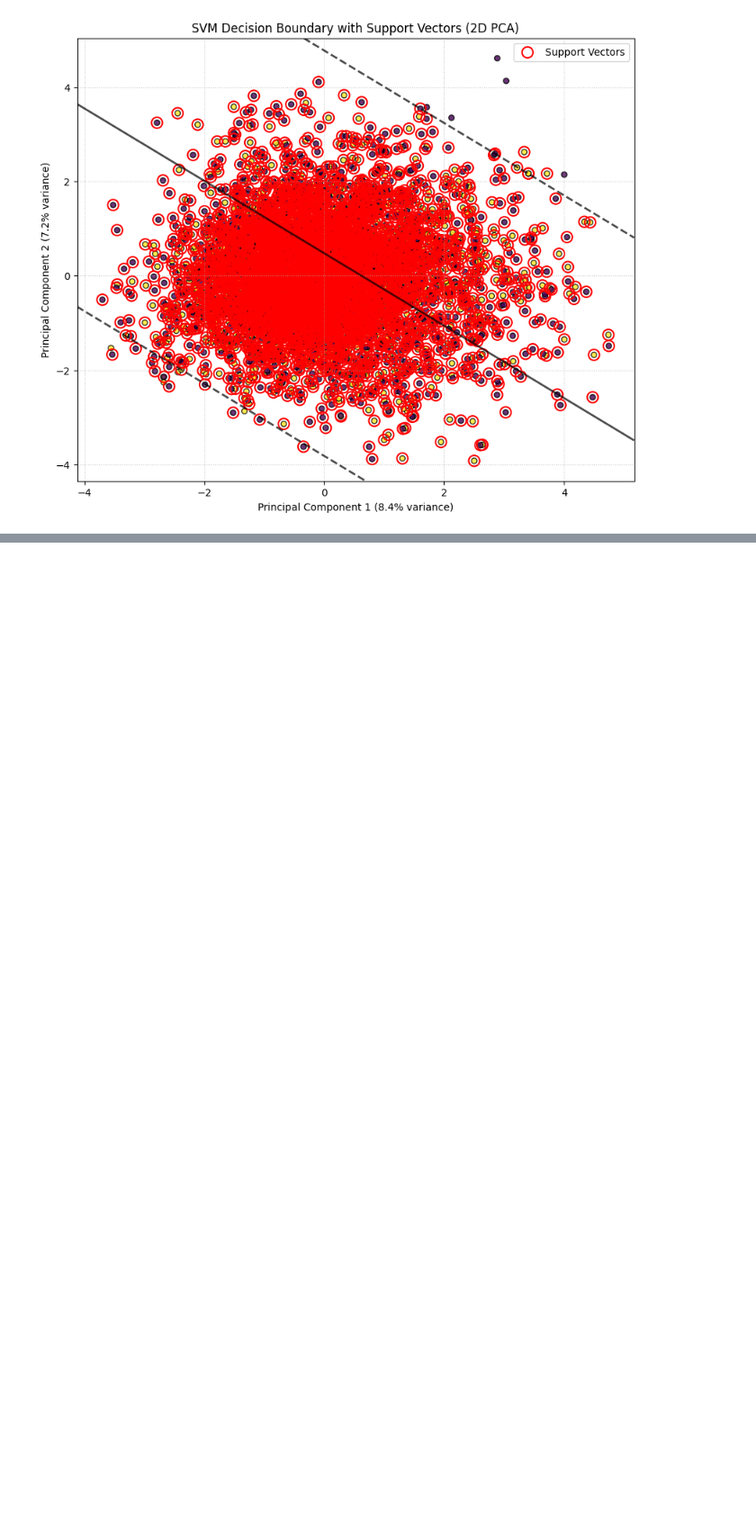
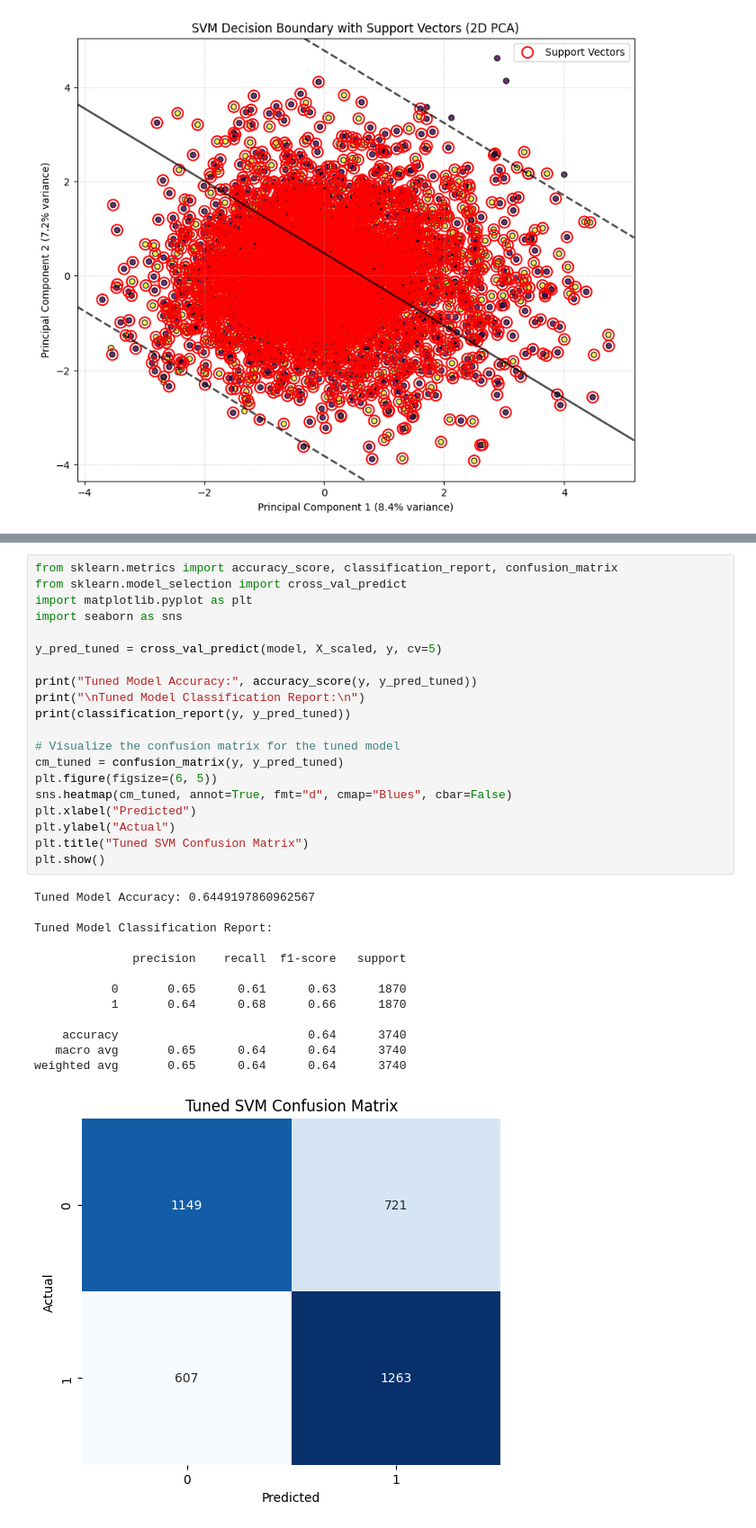
Before and after one commit to DGAN45/ML--PROJECTS, a Jupyter notebook: SVM6.ipynb, the cells around one changed output, grey strips where cells are left out. Shown at 90% size. Saved outputs shown, nothing was run; the diff lists cells and outputs as text; blank space fills up the shorter version.

```diff
--- a/SVM6.ipynb
+++ b/SVM6.ipynb
@@ -278,0 +396,34 @@ From this project, we have gained a comprehensive understanding of protein seque
+# %%
+from sklearn.metrics import accuracy_score, classification_report, confusion_matrix
+from sklearn.model_selection import cross_val_predict
+import matplotlib.pyplot as plt
+import seaborn as sns
+
+y_pred_tuned = cross_val_predict(model, X_scaled, y, cv=5)
+
+print("Tuned Model Accuracy:", accuracy_score(y, y_pred_tuned))
+print("\nTuned Model Classification Report:\n")
+print(classification_report(y, y_pred_tuned))
+
+# Visualize the confusion matrix for the tuned model
+cm_tuned = confusion_matrix(y, y_pred_tuned)
+plt.figure(figsize=(6, 5))
+sns.heatmap(cm_tuned, annot=True, fmt="d", cmap="Blues", cbar=False)
+plt.xlabel("Predicted")
+plt.ylabel("Actual")
+plt.title("Tuned SVM Confusion Matrix")
+plt.show()
+# %% [output]
+Tuned Model Accuracy: 0.6449197860962567
+
+Tuned Model Classification Report:
+
+              precision    recall  f1-score   support
+
+           0       0.65      0.61      0.63      1870
+           1       0.64      0.68      0.66      1870
+
+    accuracy                           0.64      3740
+   macro avg       0.65      0.64      0.64      3740
+weighted avg       0.65      0.64      0.64      3740
+[figure, added]
```
Also changed, not shown: parts of 16 cells of this notebook, 1 other file.
